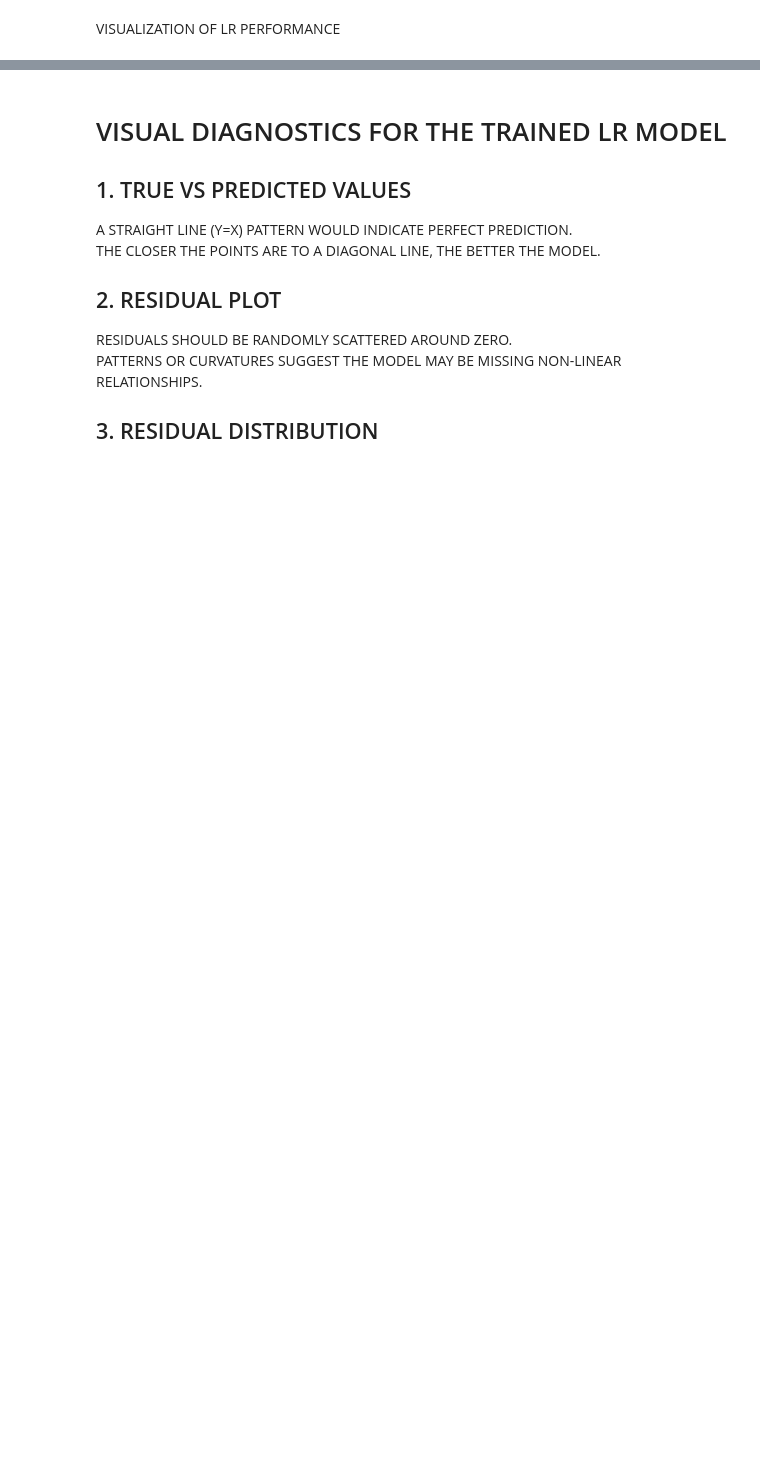
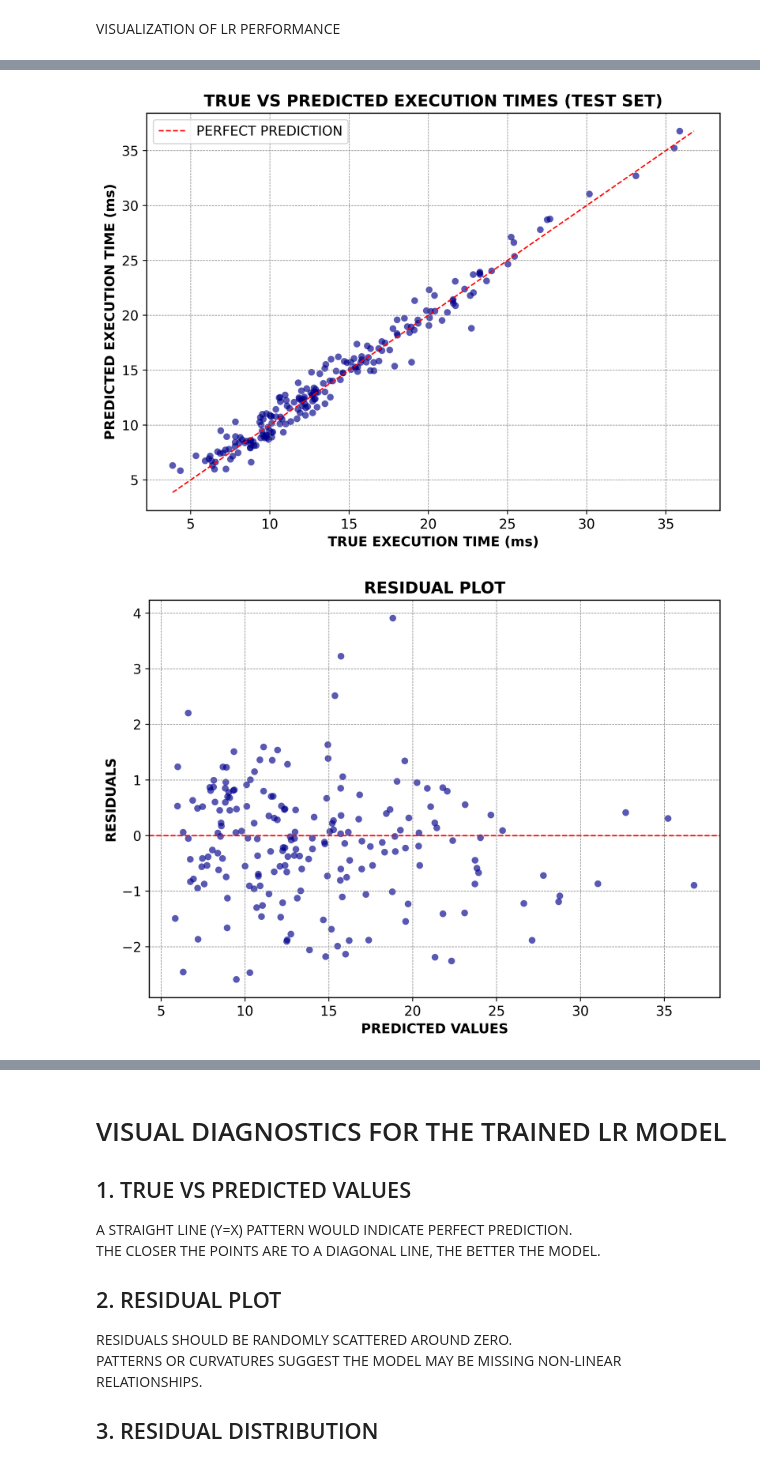
Before and after one commit to DaRkSouL36/SML-OA, a Jupyter notebook: ILLUSTRATION.ipynb, the cells around one changed output, grey strips where cells are left out. Cells and saved outputs as stored; diff of their text form; code cells hidden in the pictures; blank space fills up the shorter version.

```diff
--- a/ILLUSTRATION.ipynb
+++ b/ILLUSTRATION.ipynb
@@ -224,0 +187,74 @@ plt.show()
+# %%
+# -------------------------------------------
+# GLOBAL STYLE SETTINGS FOR IEEE-LIKE VISUALS
+# -------------------------------------------
+plt.rcParams.update({
+    "font.size": 12,
+    "axes.labelweight": "bold",
+    "axes.titleweight": "bold",
+    "axes.linewidth": 1.0,
+    "grid.color": "gray",
+    "grid.linestyle": "--",
+    "grid.linewidth": 0.5
+})
+
+# ----------------------------------------------------------
+# SCATTER PLOT: TRUE VS PREDICTED EXECUTION TIME (TEST SET)
+# ----------------------------------------------------------
+plt.figure(figsize=(8, 6), dpi=500)
+
+# DARK BLUE SCATTER DOTS
+plt.scatter(y_test, y_pred_test, color="darkblue", alpha=0.65, edgecolor="none")
+
+# PERFECT PREDICTION LINE (Y = X) IN DASHED RED
+min_val = min(np.min(y_test), np.min(y_pred_test))
+max_val = max(np.max(y_test), np.max(y_pred_test))
+plt.plot([min_val, max_val], [min_val, max_val],
+         linestyle="--", color="red", linewidth=1.2, label="PERFECT PREDICTION")
+
+plt.xlabel("TRUE EXECUTION TIME (ms)")
+plt.ylabel("PREDICTED EXECUTION TIME (ms)")
+plt.title("TRUE VS PREDICTED EXECUTION TIMES (TEST SET)")
+plt.grid(True)
+plt.legend()
+plt.tight_layout()
+plt.show()
+
+# --------------------------
+# RESIDUAL PLOT (TEST DATA)
+# --------------------------
+residuals = y_test - y_pred_test
+
+plt.figure(figsize=(8, 6), dpi=500)
+
+# DARK BLUE RESIDUAL POINTS
+plt.scatter(y_pred_test, residuals, color="darkblue", alpha=0.65, edgecolor="none")
+
+# ZERO-RESIDUAL REFERENCE LINE IN DASHED RED
+plt.axhline(0, color="red", linestyle="--", linewidth=1.2)
+
+plt.xlabel("PREDICTED VALUES")
+plt.ylabel("RESIDUALS")
+plt.title("RESIDUAL PLOT")
+plt.grid(True)
+plt.tight_layout()
+plt.show()
+
+# ---------------------------------------
+# HISTOGRAM OF MODEL RESIDUALS (TEST SET)
+# ---------------------------------------
+plt.figure(figsize=(8, 6), dpi=500)
+
+# DARK BLUE BARS WITH THIN BLACK EDGES
+plt.hist(residuals, bins=30, color="darkblue", alpha=0.6,
+         edgecolor="black", linewidth=0.4)
+
+plt.xlabel("RESIDUAL VALUE")
+plt.ylabel("FREQUENCY")
+plt.title("DISTRIBUTION OF RESIDUALS")
+plt.grid(True)
+plt.tight_layout()
+plt.show()
+# %% [output]
+[figure, added]
+[figure, added]
```
Also changed, not shown: parts of 5 cells of this notebook, 1 other file.
